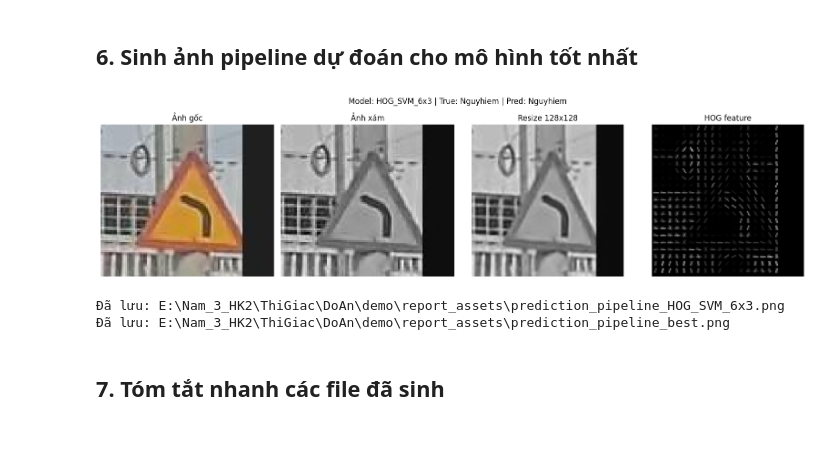
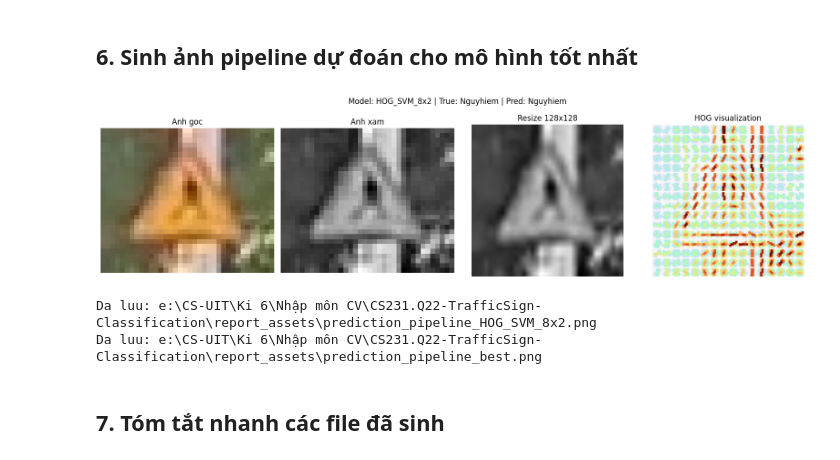
Before and after one commit to TMTien31/CS231.Q22-TrafficSign-Classification, a Jupyter notebook: notebook_demo/generate_report_assets_v2_fixed.ipynb, the cells around one changed output. Cells and saved outputs as stored; diff of their text form; code cells hidden in the pictures.

```diff
--- a/notebook_demo/generate_report_assets_v2_fixed.ipynb
+++ b/notebook_demo/generate_report_assets_v2_fixed.ipynb
@@ -590,23 +765,23 @@ Mô hình tốt nhất hiện tại: HOG_SVM_6x3 | Accuracy = 0.7871
 # %% [markdown]
 ## 6. Sinh ảnh pipeline dự đoán cho mô hình tốt nhất
 # %%
-
 def create_prediction_pipeline_for_best(best_model_data, save_dir: Path):
     if best_model_data is None:
-        print('Không có best_model_data.')
+        print('Khong co best_model_data.')
         return
 
     best_name = best_model_data['name']
     best_model = best_model_data['model']
     best_le = best_model_data['label_encoder']
     best_hog_params = best_model_data['hog_params']
+    best_hsv_bins = best_model_data.get('hsv_bins')
+    best_image_size = best_model_data.get('image_size', IMAGE_SIZE)
 
-    # Chọn 1 ảnh test bất kỳ
     sample_path = find_any_sample('Nguyhiem')
-    img, gray, resized = load_gray_resized(sample_path, IMAGE_SIZE)
+    img, gray, resized = load_gray_resized(sample_path, best_image_size)
 
-    feat, hog_img = extract_hog_visual(resized, best_hog_params)
-    feat = feat.reshape(1, -1)
+    _, hog_img = extract_hog_visual(resized, best_hog_params)
+    feat = build_feature_from_path(sample_path, best_hog_params, best_image_size, best_hsv_bins).reshape(1, -1)
     pred_idx = best_model.predict(feat)[0]
 
     if best_le is not None:
@@ -614,44 +789,44 @@ def create_prediction_pipeline_for_best(best_model_data, save_dir: Path):
     else:
         pred_label = CLASSES[int(pred_idx)] if isinstance(pred_idx, (int, np.integer)) else str(pred_idx)
 
     true_label = sample_path.parent.name
 
     fig, axes = plt.subplots(1, 4, figsize=(16, 4))
-    axes[0].imshow(img)
-    axes[0].set_title('Ảnh gốc')
+    axes[0].imshow(img, cmap='gray' if img.ndim == 2 else None)
+    axes[0].set_title('Anh goc')
     axes[1].imshow(gray, cmap='gray')
-    axes[1].set_title('Ảnh xám')
+    axes[1].set_title('Anh xam')
     axes[2].imshow(resized, cmap='gray')
-    axes[2].set_title('Resize 128x128')
+    axes[2].set_title(f'Resize {best_image_size[0]}x{best_image_size[1]}')
     axes[3].imshow(hog_img)
-    axes[3].set_title('HOG feature')
+    axes[3].set_title('HOG visualization')
 
     for ax in axes:
         ax.axis('off')
 
     fig.suptitle(
         f'Model: {best_name} | True: {true_label} | Pred: {pred_label}',
         fontsize=12,
-        y=1.02
+        y=1.02,
     )
 
     plt.tight_layout()
     specific_path = save_dir / f'prediction_pipeline_{best_name}.png'
     generic_path = save_dir / 'prediction_pipeline_best.png'
     plt.savefig(specific_path, dpi=300, bbox_inches='tight')
     plt.savefig(generic_path, dpi=300, bbox_inches='tight')
     plt.show()
     plt.close(fig)
 
-    print(f'Đã lưu: {specific_path}')
-    print(f'Đã lưu: {generic_path}')
+    print(f'Da luu: {specific_path}')
+    print(f'Da luu: {generic_path}')
 
 
 create_prediction_pipeline_for_best(best_model_data, ASSETS_DIR)
 # %% [output]
-[figure, old version]
+[figure, new version]
-Đã lưu: E:\Nam_3_HK2\ThiGiac\DoAn\demo\report_assets\prediction_pipeline_HOG_SVM_6x3.png
-Đã lưu: E:\Nam_3_HK2\ThiGiac\DoAn\demo\report_assets\prediction_pipeline_best.png
+Da luu: e:\CS-UIT\Ki 6\Nhập môn CV\CS231.Q22-TrafficSign-Classification\report_assets\prediction_pipeline_HOG_SVM_8x2.png
+Da luu: e:\CS-UIT\Ki 6\Nhập môn CV\CS231.Q22-TrafficSign-Classification\report_assets\prediction_pipeline_best.png
 # %% [markdown]
 ## 7. Tóm tắt nhanh các file đã sinh
 # %%
```
Also changed, not shown: parts of 3 cells of this notebook, 3 other files.
